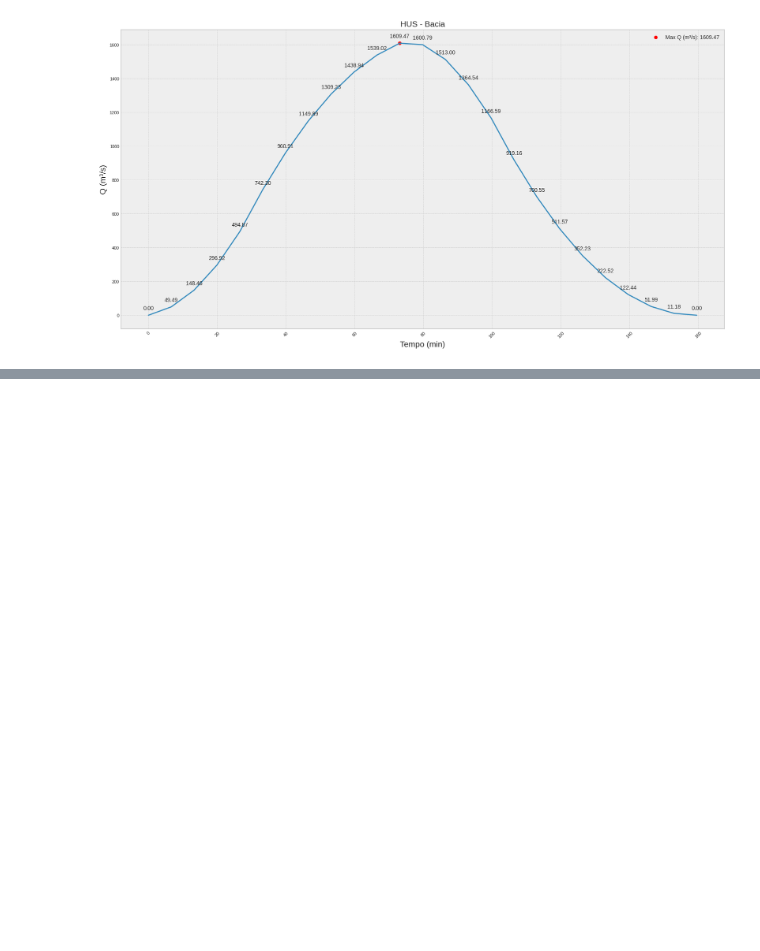
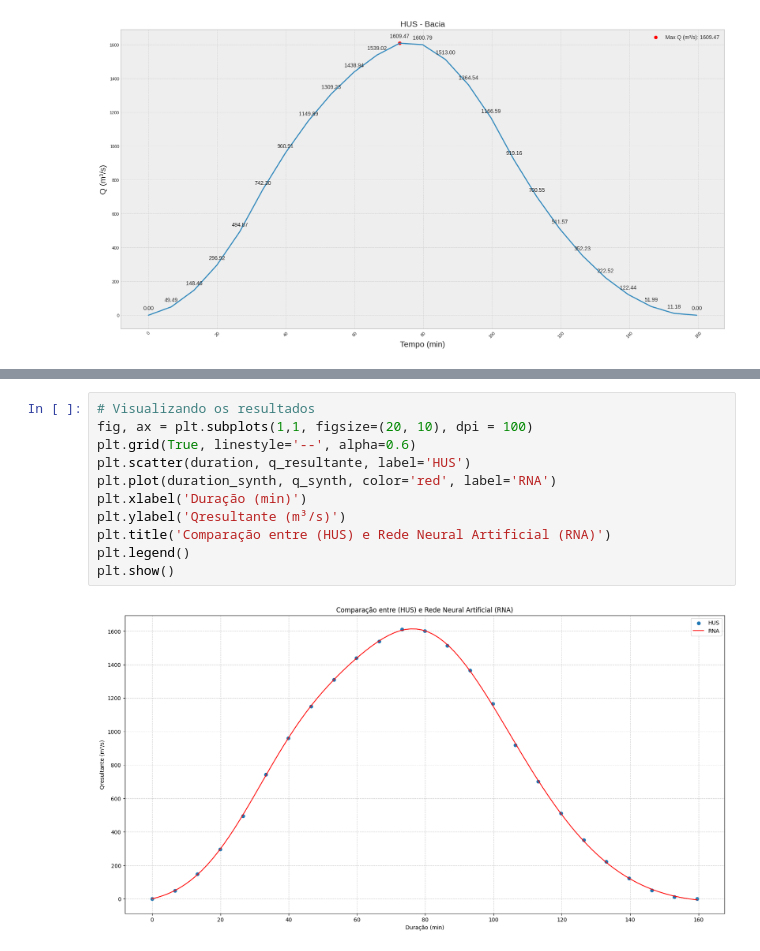
Before and after one commit to Leonardopedroti/Modelagem-hidrol-gica, a Jupyter notebook: Modelagem_Hidrológica.ipynb, the cells around one changed output, grey strips where cells are left out. Drawn from its saved outputs; the diff is of its cells as text; blank space fills up the shorter version.

```diff
--- a/Modelagem_Hidrológica.ipynb
+++ b/Modelagem_Hidrológica.ipynb
@@ -568,0 +536,13 @@ A saída de streaming foi truncada nas últimas 5000 linhas.
+# %%
+# Visualizando os resultados
+fig, ax = plt.subplots(1,1, figsize=(20, 10), dpi = 100)
+plt.grid(True, linestyle='--', alpha=0.6)
+plt.scatter(duration, q_resultante, label='HUS')
+plt.plot(duration_synth, q_synth, color='red', label='RNA')
+plt.xlabel('Duração (min)')
+plt.ylabel('Qresultante (m³/s)')
+plt.title('Comparação entre (HUS) e Rede Neural Artificial (RNA)')
+plt.legend()
+plt.show()
+# %% [output]
+[figure, added]
```
Also changed, not shown: parts of 4 cells of this notebook.
